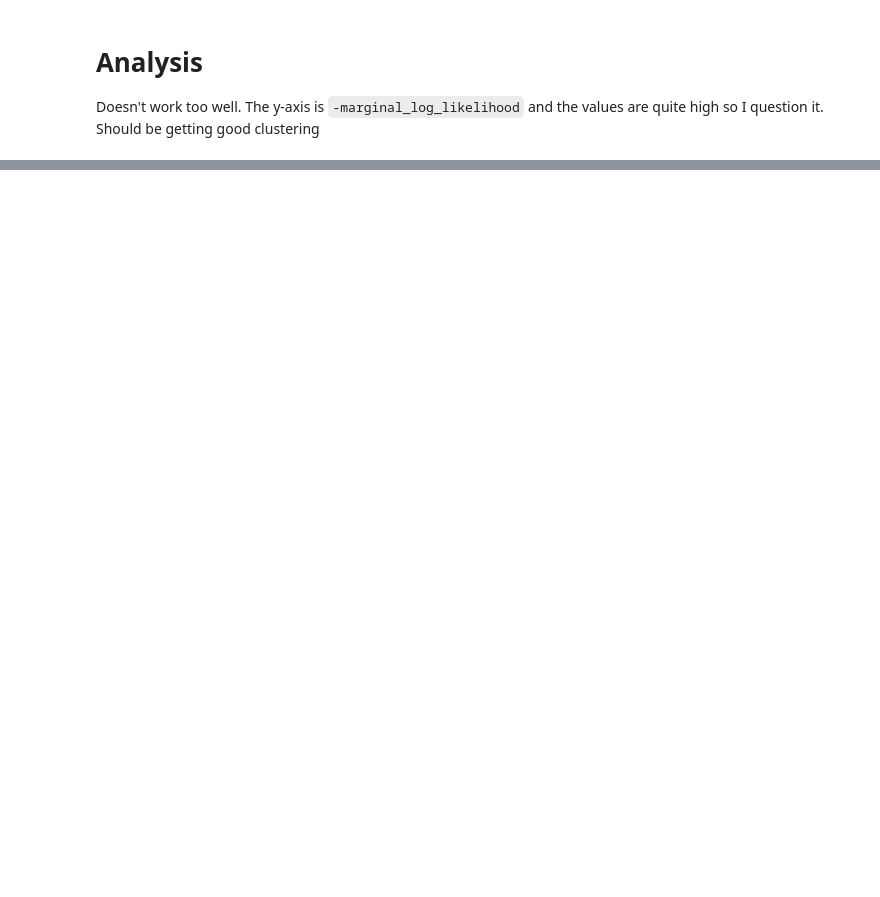
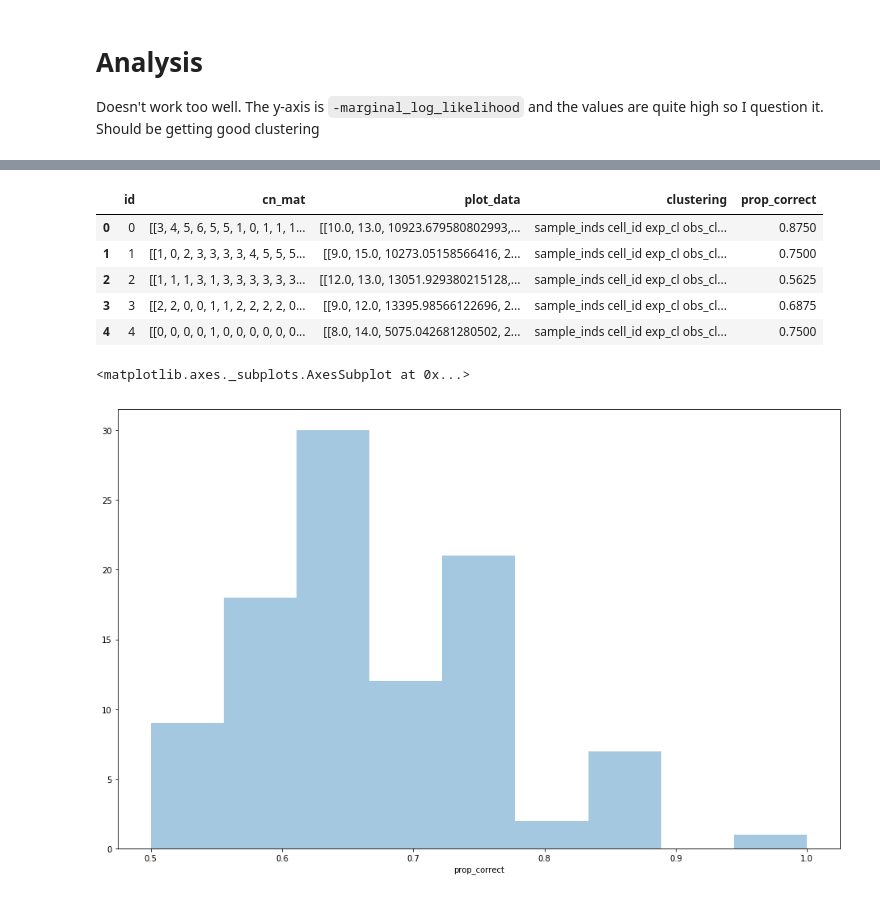
Before and after one commit to shahcompbio/scgenome-deprecated, a Jupyter notebook: notebooks/bayesian_toy.ipynb, the cells around one changed output, grey strips where cells are left out. Cells and saved outputs as stored; diff of their text form; code cells hidden in the pictures; blank space fills up the shorter version.

```diff
--- a/notebooks/bayesian_toy.ipynb
+++ b/notebooks/bayesian_toy.ipynb
@@ -82,0 +57,21 @@ sample_inds : [0, 4, 7, 9, 6, 8, 10, 11, 1, 3, 2, 5], left_child : <scgenome.TNo
+# %%
+clustering = pd.DataFrame()
+clustering["sample_inds"] = list(range(cn_mat.shape[0]))
+clustering["cell_id"] = cell_ids
+clustering["exp_cl"] = clustering["cell_id"].str[2]
+
+left_samples = [x.sample_inds[0] for x in root.left_child.get_leaves()]
+right_samples = [x.sample_inds[0] for x in root.right_child.get_leaves()]
+
+
+def fn(ind):
+    if ind in left_samples:
+        return "1"
+    elif ind in right_samples:
+        return "2"
+clustering["obs_cl"] = clustering["sample_inds"].apply(fn)
+
+def get_prop_correct(clustering):
+    return max((clustering["exp_cl"] == clustering["obs_cl"]).value_counts() / clustering.shape[0])
+
+print(f"proportion clustering: {get_prop_correct(clustering)}")
@@ -82,0 +146,14 @@ sample_inds : [0, 4, 7, 9, 6, 8, 10, 11, 1, 3, 2, 5], left_child : <scgenome.TNo
+# %%
+import seaborn as sns
+display(sims.head())
+fig = plt.figure(figsize=(16, 10))
+sns.distplot(sims["prop_correct"], kde=False, bins=9)
+# %% [output]
+|  | id | cn_mat | plot_data | clustering | prop_correct |
+| 0 | 0 | [[3, 4, 5, 6, 5, 5, 1, 0, 1, 1, 1... | [[10.0, 13.0, 10923.679580802993,... | sample_inds cell_id exp_cl obs_cl... | 0.8750 |
+| 1 | 1 | [[1, 0, 2, 3, 3, 3, 3, 4, 5, 5, 5... | [[9.0, 15.0, 10273.05158566416, 2... | sample_inds cell_id exp_cl obs_cl... | 0.7500 |
+| 2 | 2 | [[1, 1, 1, 3, 1, 3, 3, 3, 3, 3, 3... | [[12.0, 13.0, 13051.929380215128,... | sample_inds cell_id exp_cl obs_cl... | 0.5625 |
+| 3 | 3 | [[2, 2, 0, 0, 1, 1, 2, 2, 2, 2, 0... | [[9.0, 12.0, 13395.98566122696, 2... | sample_inds cell_id exp_cl obs_cl... | 0.6875 |
+| 4 | 4 | [[0, 0, 0, 0, 1, 0, 0, 0, 0, 0, 0... | [[8.0, 14.0, 5075.042681280502, 2... | sample_inds cell_id exp_cl obs_cl... | 0.7500 |
+<matplotlib.axes._subplots.AxesSubplot at 0x...>
+[figure, added]
```
Also changed, not shown: parts of 6 cells of this notebook, 4 other files.
